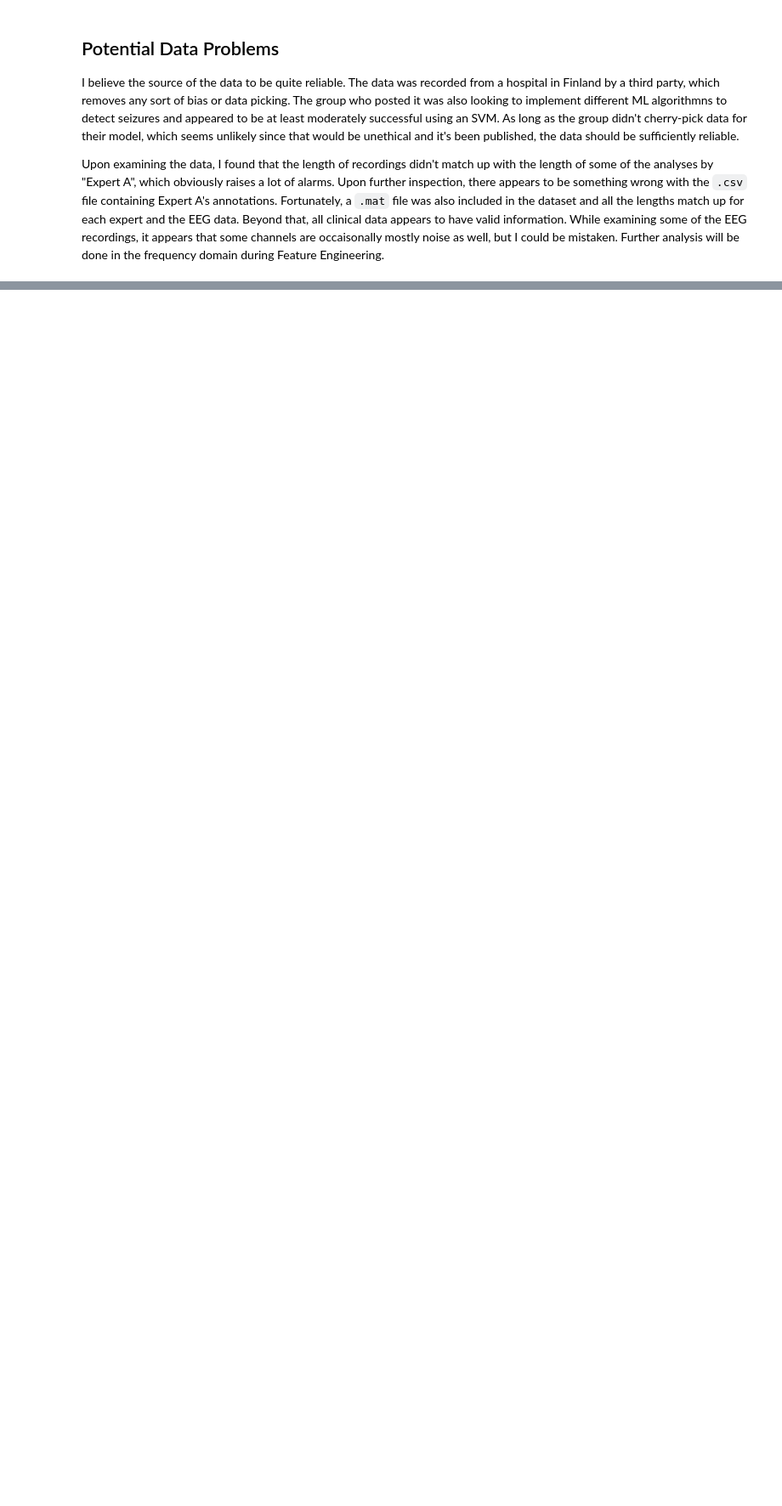
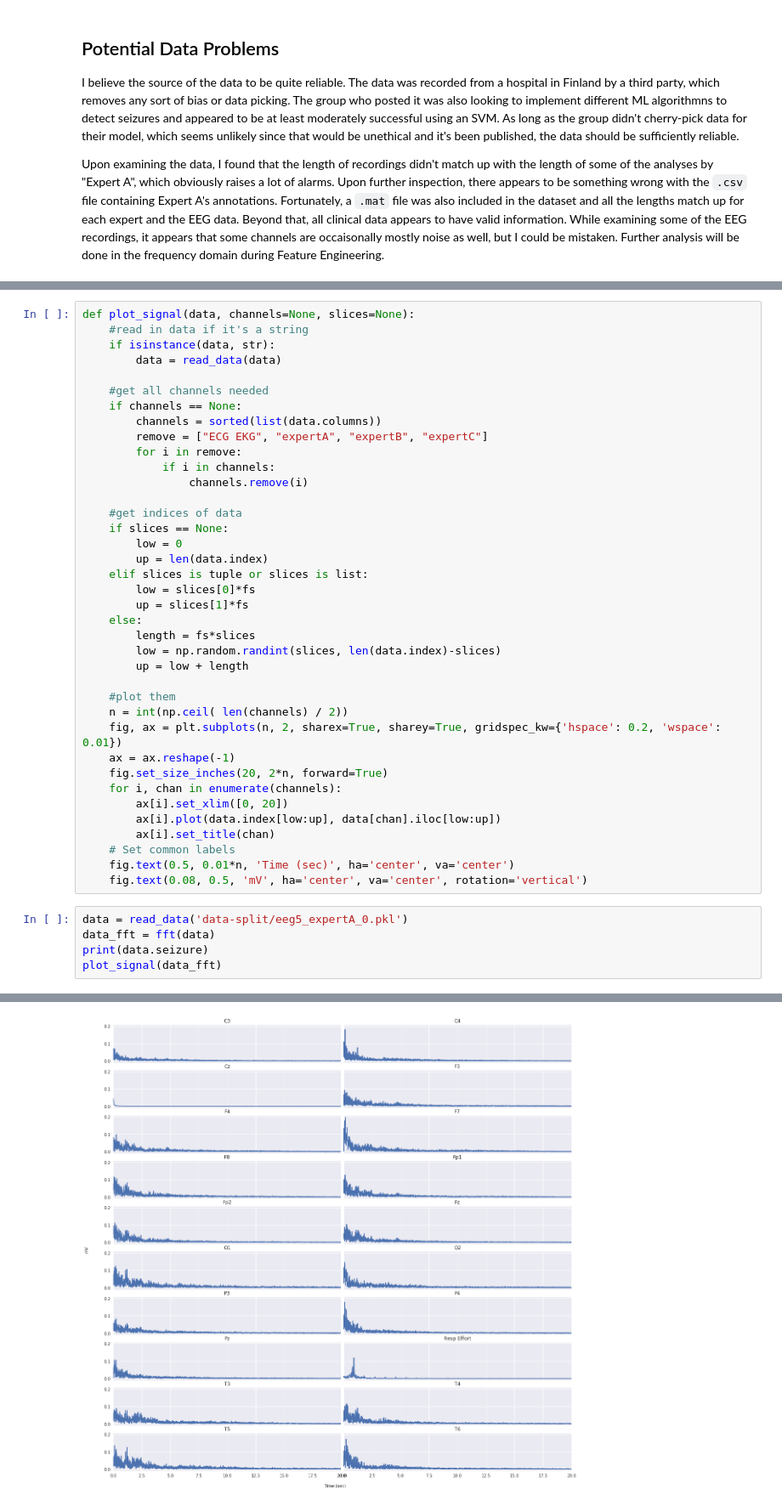
Before and after one commit to contagon/nicu-eeg-dataproject, a Jupyter notebook: main.ipynb, the cells around one changed output, grey strips where cells are left out. Shown at 85% size. Cells and saved outputs as stored; diff of their text form; blank space fills up the shorter version.

```diff
--- a/main.ipynb
+++ b/main.ipynb
@@ -405,0 +294,44 @@ L1: lam = 100000, score = 0.4945054945054945
+# %%
+def plot_signal(data, channels=None, slices=None):
+    #read in data if it's a string
+    if isinstance(data, str):
+        data = read_data(data)
+
+    #get all channels needed
+    if channels == None:
+        channels = sorted(list(data.columns))
+        remove = ["ECG EKG", "expertA", "expertB", "expertC"]
+        for i in remove:
+            if i in channels:
+                channels.remove(i)
+
+    #get indices of data
+    if slices == None:
+        low = 0
+        up = len(data.index)
+    elif slices is tuple or slices is list:
+        low = slices[0]*fs
+        up = slices[1]*fs
+    else:
+        length = fs*slices
+        low = np.random.randint(slices, len(data.index)-slices)
+        up = low + length
+
+    #plot them
+    n = int(np.ceil( len(channels) / 2))
+    fig, ax = plt.subplots(n, 2, sharex=True, sharey=True, gridspec_kw={'hspace': 0.2, 'wspace': 0.01})
+    ax = ax.reshape(-1)
+    fig.set_size_inches(20, 2*n, forward=True)
+    for i, chan in enumerate(channels):
+        ax[i].set_xlim([0, 20])
+        ax[i].plot(data.index[low:up], data[chan].iloc[low:up])
+        ax[i].set_title(chan)
+    # Set common labels
+    fig.text(0.5, 0.01*n, 'Time (sec)', ha='center', va='center')
+    fig.text(0.08, 0.5, 'mV', ha='center', va='center', rotation='vertical')
+# %%
+data = read_data('data-split/eeg5_expertA_0.pkl')
+data_fft = fft(data)
+print(data.seizure)
+plot_signal(data_fft)
+# %% [output]
@@ -405,0 +339 @@ L1: lam = 100000, score = 0.4945054945054945
+[figure, added]
```
Also changed, not shown: parts of 15 cells of this notebook, 1 other file.
